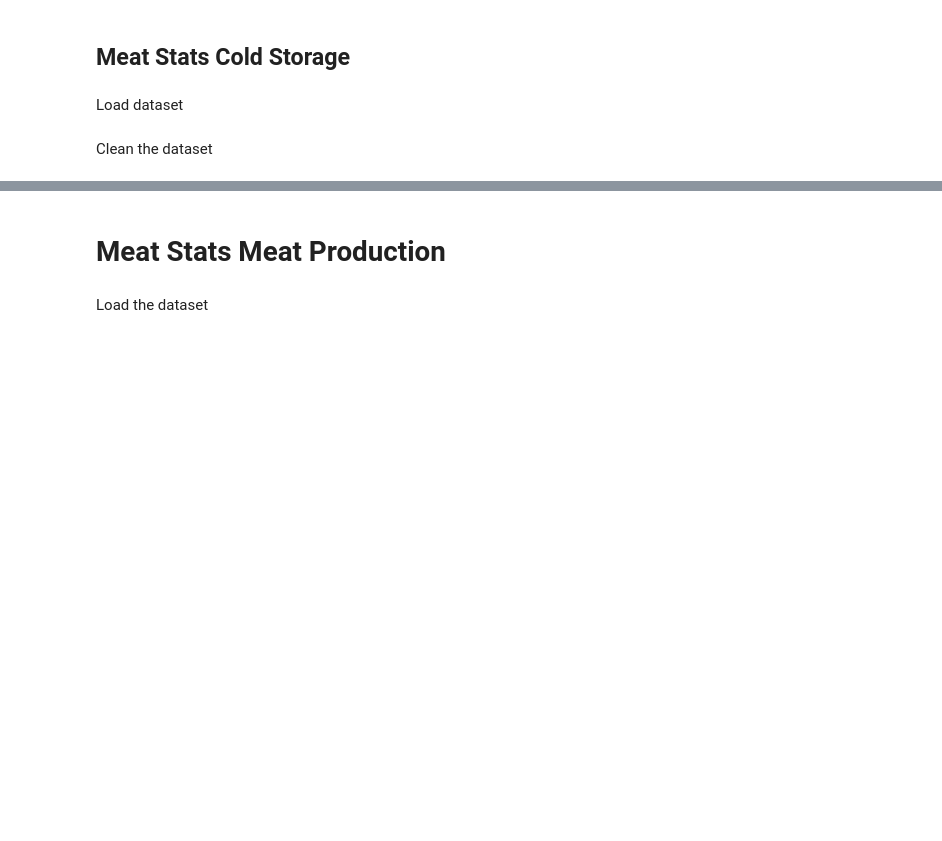
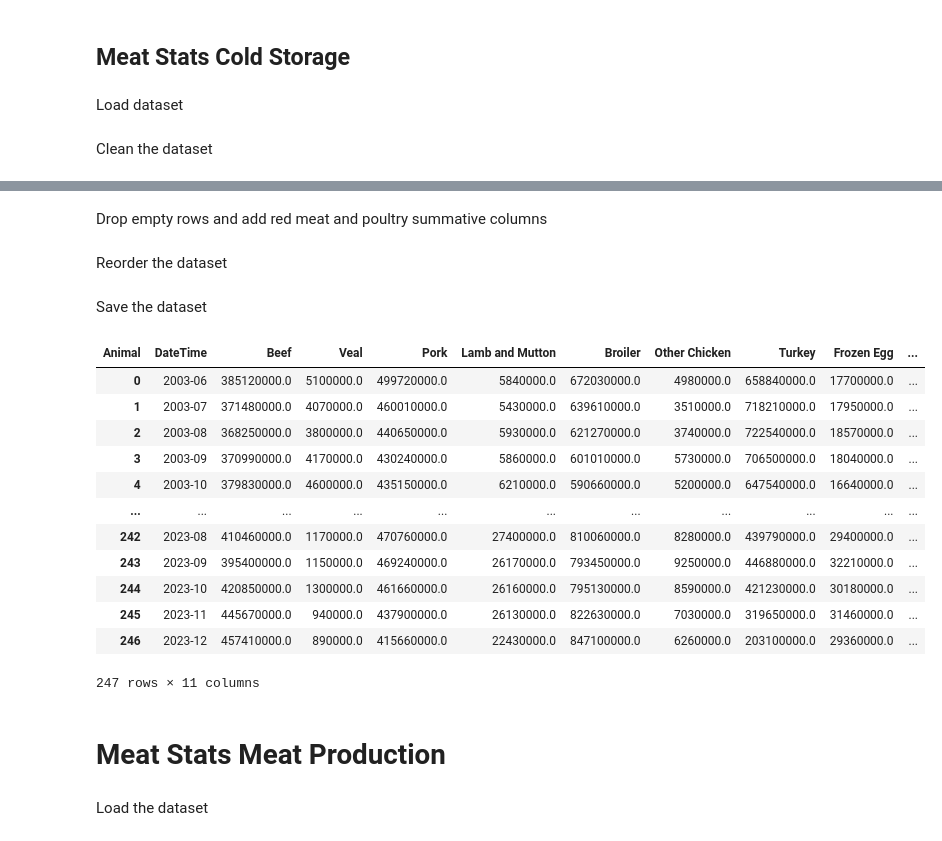
Before and after one commit to SAT-Enjoyers/citadel-datathon, a Jupyter notebook: cleaning/meat.ipynb, the cells around one changed output, grey strips where cells are left out. Drawn from its saved outputs; the diff is of its cells as text; code cells hidden in the pictures; blank space fills up the shorter version.

```diff
--- a/cleaning/meat.ipynb
+++ b/cleaning/meat.ipynb
@@ -61,0 +48,3 @@ storage_df
+# %%
+RED_MEAT = list(storage_df[storage_df['Type_Of_Meat'] == 'Red Meat']['Animal'].unique())
+POULTRY = list(storage_df[storage_df['Type_Of_Meat'] == 'Poultry']['Animal'].unique())
@@ -62,3 +53,41 @@ storage_df
+# %%
+storage_df = storage_df.pivot_table(
+    index='DateTime',
+    columns='Animal',
+    values='Weight',
+    aggfunc='sum'
+)
+# %% [markdown]
+Drop empty rows and add red meat and poultry summative columns
+# %%
+storage_df = storage_df.dropna()
+
+storage_df['Red Meat'] = storage_df[RED_MEAT].sum(axis=1)
+storage_df['Poultry'] = storage_df[POULTRY].sum(axis=1)
+# %% [markdown]
+Reorder the dataset
+# %%
+storage_df = storage_df[RED_MEAT + POULTRY + EXTRA_COLUMNS]
+# %% [markdown]
+Save the dataset
+# %%
+storage_df.reset_index(inplace=True)
+storage_df.to_csv(SAVE_DIR + "cold_storage.csv", index=False)
+storage_df
+# %% [output]
+| Animal | DateTime | Beef | Veal | Pork | Lamb and Mutton | Broiler | Other Chicken | Turkey | Frozen Egg | ... |
+| 0 | 2003-06 | 385120000.0 | 5100000.0 | 499720000.0 | 5840000.0 | 672030000.0 | 4980000.0 | 658840000.0 | 17700000.0 | ... |
+| 1 | 2003-07 | 371480000.0 | 4070000.0 | 460010000.0 | 5430000.0 | 639610000.0 | 3510000.0 | 718210000.0 | 17950000.0 | ... |
+| 2 | 2003-08 | 368250000.0 | 3800000.0 | 440650000.0 | 5930000.0 | 621270000.0 | 3740000.0 | 722540000.0 | 18570000.0 | ... |
+| 3 | 2003-09 | 370990000.0 | 4170000.0 | 430240000.0 | 5860000.0 | 601010000.0 | 5730000.0 | 706500000.0 | 18040000.0 | ... |
+| 4 | 2003-10 | 379830000.0 | 4600000.0 | 435150000.0 | 6210000.0 | 590660000.0 | 5200000.0 | 647540000.0 | 16640000.0 | ... |
+| ... | ... | ... | ... | ... | ... | ... | ... | ... | ... | ... |
+| 242 | 2023-08 | 410460000.0 | 1170000.0 | 470760000.0 | 27400000.0 | 810060000.0 | 8280000.0 | 439790000.0 | 29400000.0 | ... |
+| 243 | 2023-09 | 395400000.0 | 1150000.0 | 469240000.0 | 26170000.0 | 793450000.0 | 9250000.0 | 446880000.0 | 32210000.0 | ... |
+| 244 | 2023-10 | 420850000.0 | 1300000.0 | 461660000.0 | 26160000.0 | 795130000.0 | 8590000.0 | 421230000.0 | 30180000.0 | ... |
+| 245 | 2023-11 | 445670000.0 | 940000.0 | 437900000.0 | 26130000.0 | 822630000.0 | 7030000.0 | 319650000.0 | 31460000.0 | ... |
+| 246 | 2023-12 | 457410000.0 | 890000.0 | 415660000.0 | 22430000.0 | 847100000.0 | 6260000.0 | 203100000.0 | 29360000.0 | ... |
+247 rows × 11 columns
 # %% [markdown]
 # Meat Stats Meat Production
 # %% [markdown]
```
Also changed, not shown: parts of 30 cells of this notebook.
